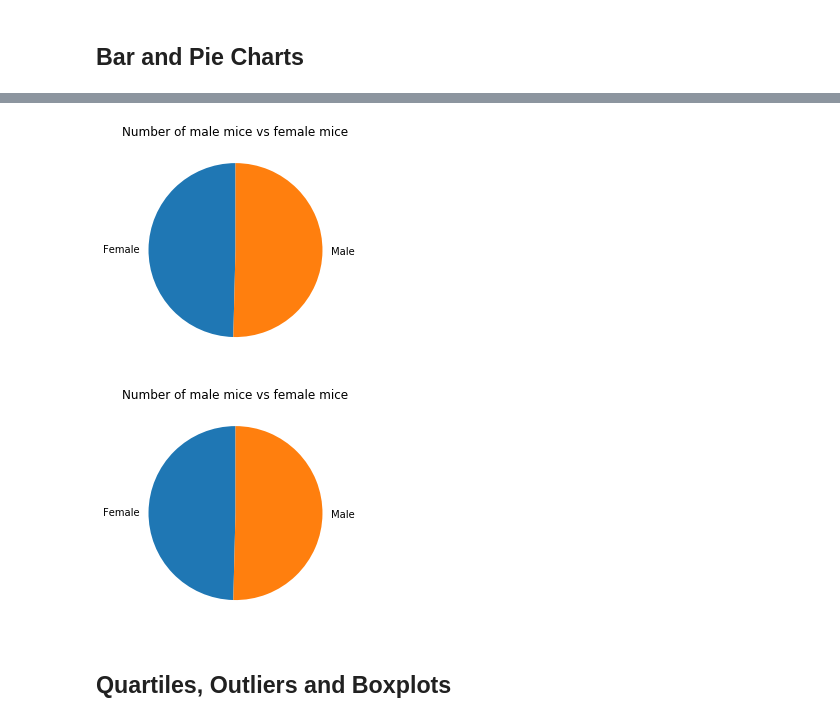
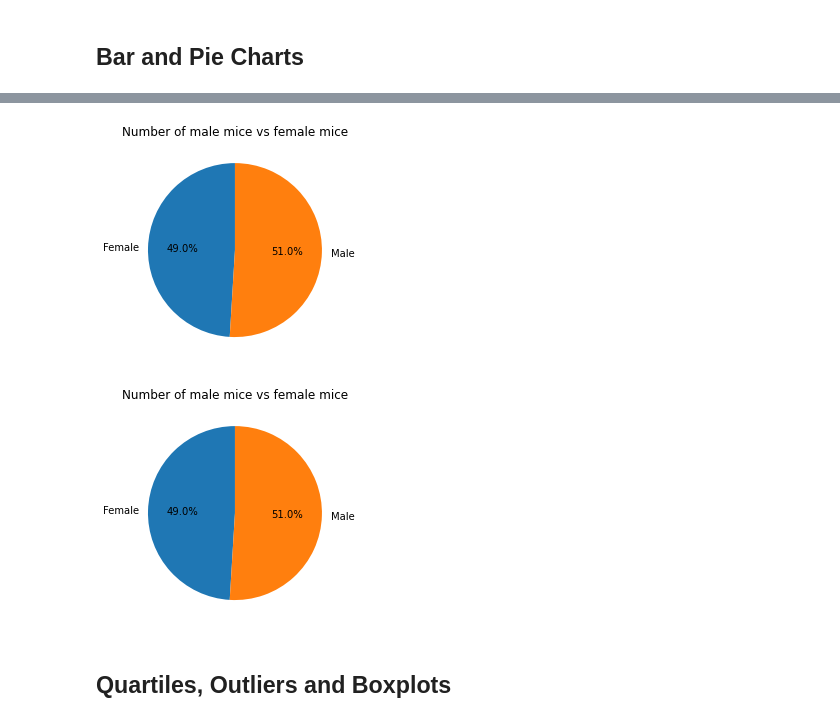
Before and after one commit to alstambaugh/matplotlib-challenge, a Jupyter notebook: Pymaceuticals/pymaceuticals_starter.ipynb, the cells around one changed output, grey strips where cells are left out. Cells and saved outputs as stored; diff of their text form; code cells hidden in the pictures.

Commit message:
change data for pie plot

```diff
--- a/Pymaceuticals/pymaceuticals_starter.ipynb
+++ b/Pymaceuticals/pymaceuticals_starter.ipynb
@@ -193,27 +193,28 @@ plt.show()
 # %%
 # Use Pandas to generate a pie plot showing the distribution of female versus male mice
 
 ## Note: this plot will be identical to the one that uses Pyplot
 
 sex = cleaned_df.groupby(["Sex"])
 
-sex_distb = pd.DataFrame(sex["Mouse ID"].nunique())
+sex_distb = pd.DataFrame(sex["Mouse ID"].count())
 
-sex_distb.plot(kind='pie', y='Mouse ID',title="Number of male mice vs female mice", legend = False, startangle=90).set_ylabel("")
+sex_distb.plot(kind='pie', y='Mouse ID',title="Number of male mice vs female mice", legend = False, autopct='%1.1f%%',startangle=90).set_ylabel("")
 
 plt.show()
 # %% [output]
-[figure, old version]
+[figure, new version]
 # %%
 # Use Pyplot to generate a pie plot showing the distribution of female versus male mice
 
 ##  Note: this plot will be identical to the one that uses Pandas
-plt.pie(sex_distb["Mouse ID"], labels=sex_distb.index, startangle=90)
+
+plt.pie(sex_distb["Mouse ID"], labels=sex_distb.index, startangle=90, autopct='%1.1f%%')
 plt.title("Number of male mice vs female mice")
 
 plt.show()
 # %% [output]
-[figure, old version]
+[figure, new version]
 # %% [markdown]
 ## Quartiles, Outliers and Boxplots
 # %%
```
Also changed, not shown: parts of 6 cells of this notebook.
